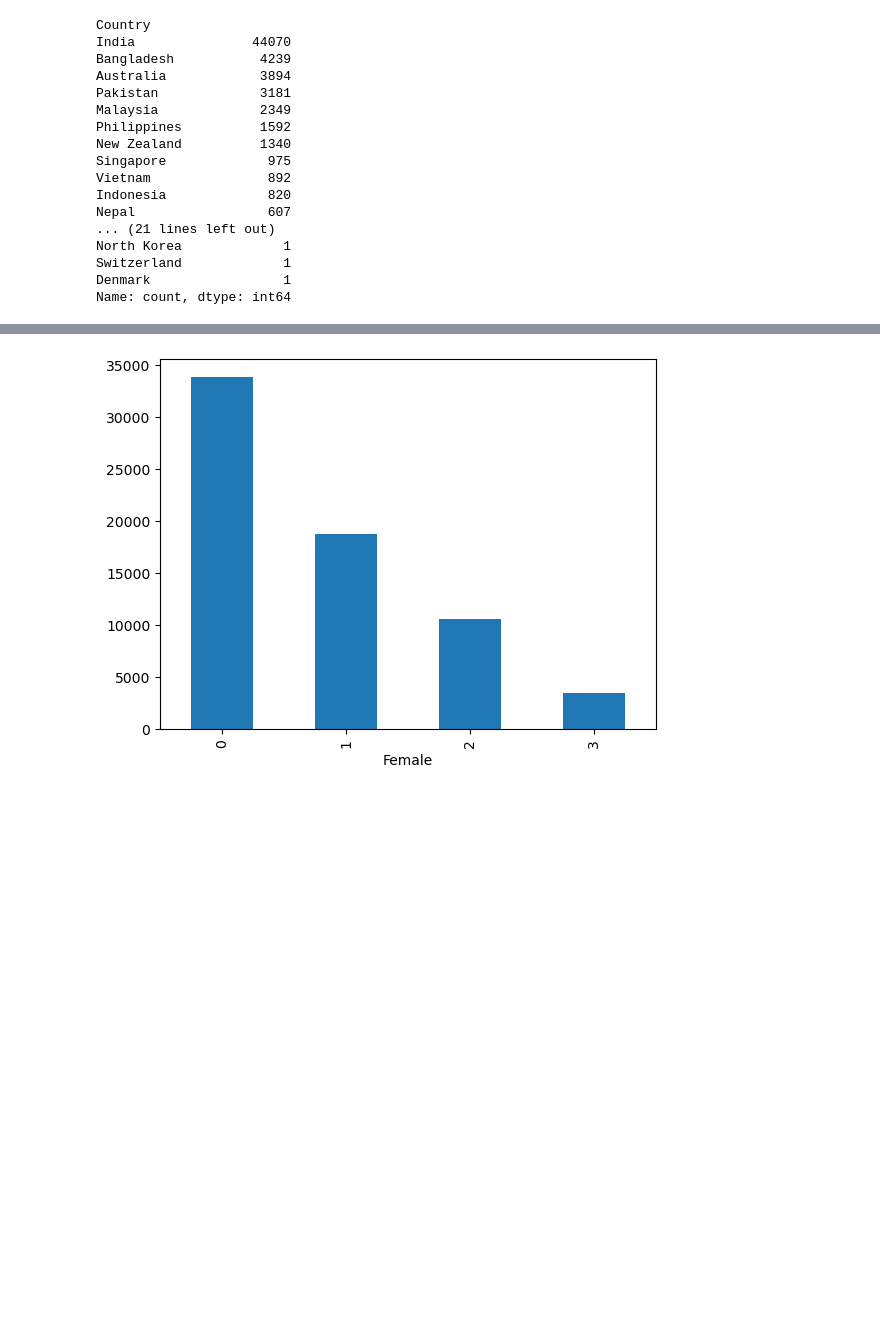
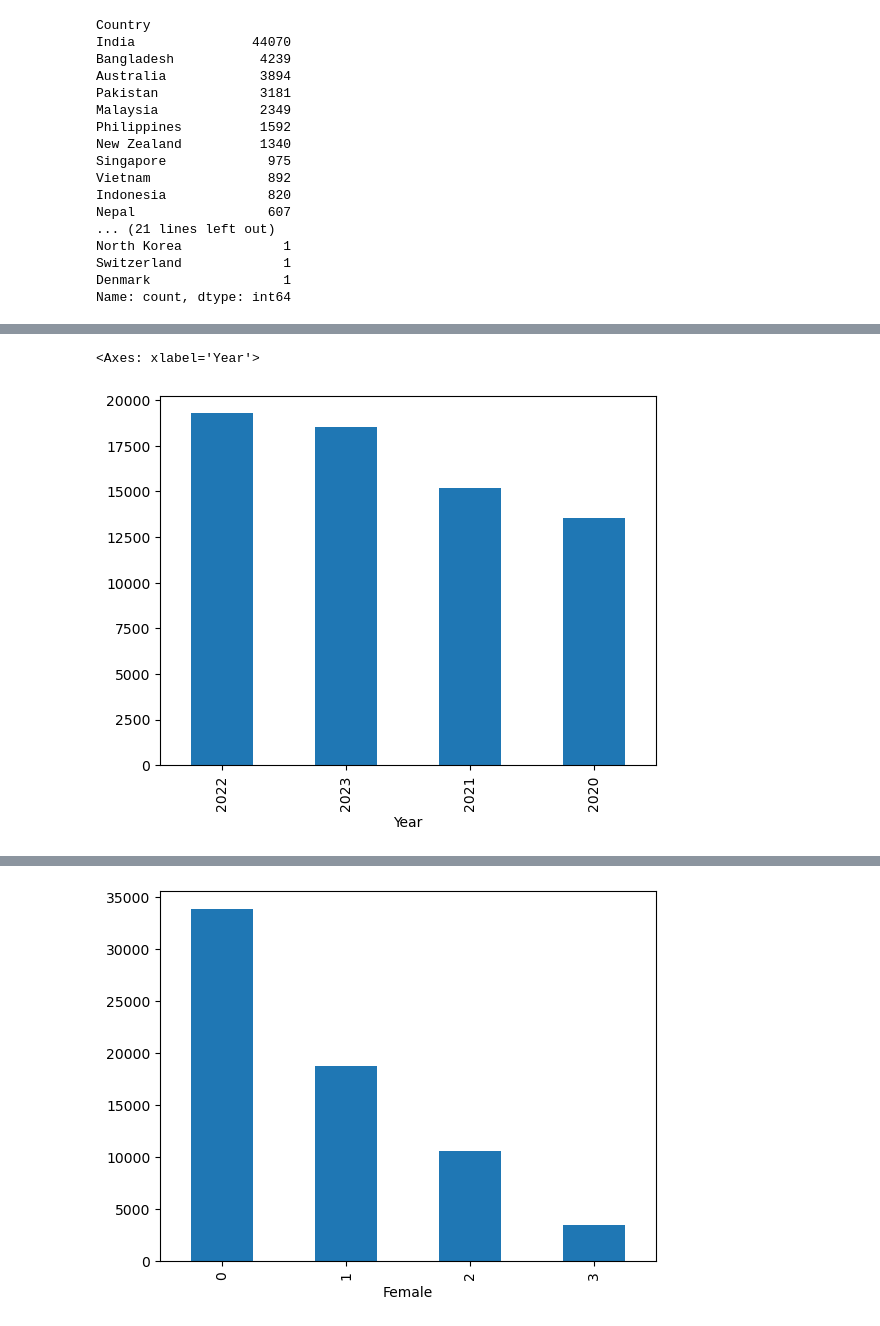
Before and after one commit to trangnhungpham/CEFM-project, a Jupyter notebook: Statistics.ipynb, the cells around one changed output, grey strips where cells are left out. Saved outputs shown, nothing was run; the diff lists cells and outputs as text; code cells hidden in the pictures; blank space fills up the shorter version.

```diff
--- a/Statistics.ipynb
+++ b/Statistics.ipynb
@@ -79,3 +105,9 @@ Name: count, dtype: int64
 # %%
 # It's apparent that the number of coverage increased each year (2023 data is cut off at August)
+# %%
+#ploting coverage over time
+data1['Year'].value_counts().plot(kind='bar')
+# %% [output]
+<Axes: xlabel='Year'>
+[figure, added]
 # %%
```
Also changed, not shown: parts of 39 cells of this notebook.
